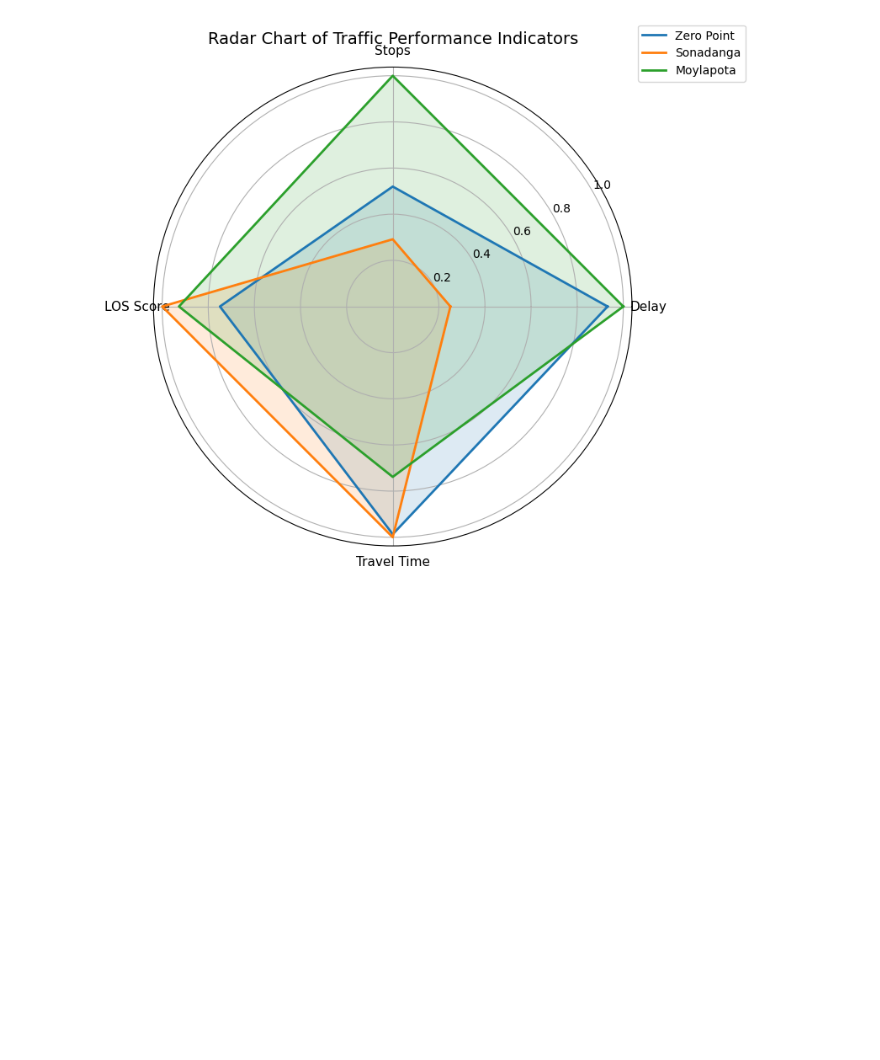
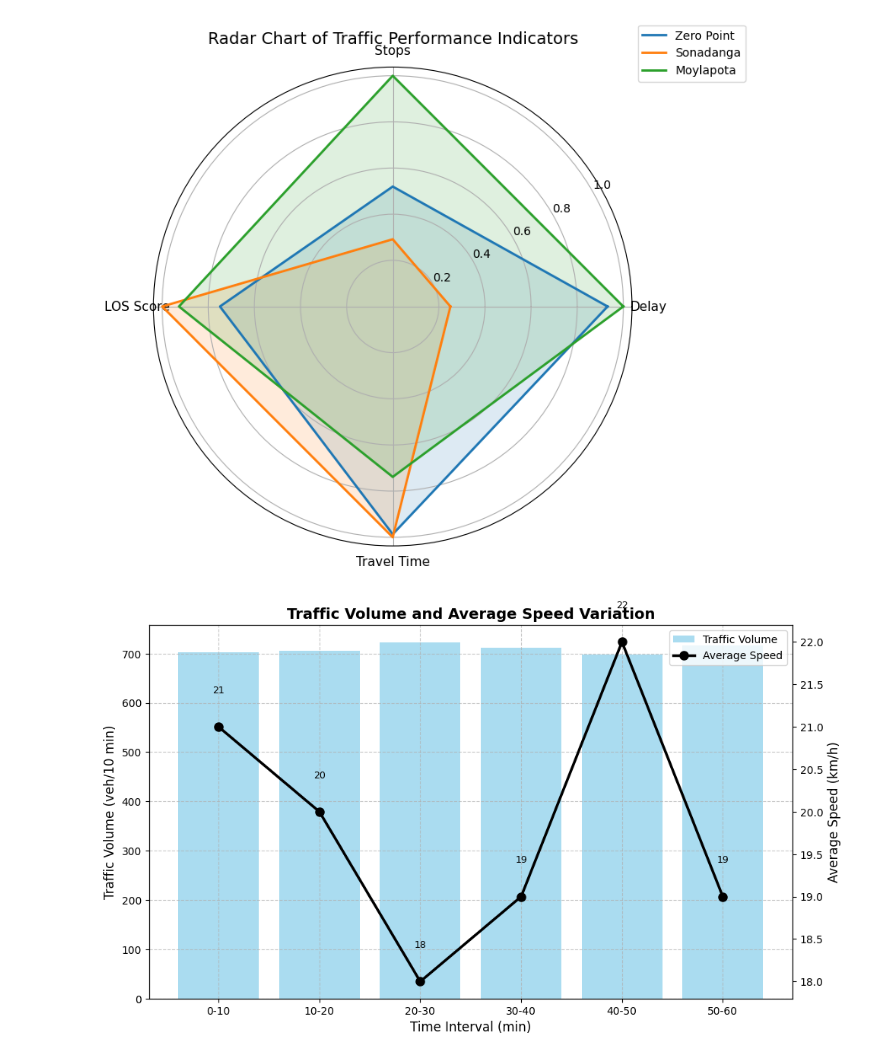
Before and after one commit to tanveerratul34/Practice-, a Jupyter notebook: Traffic_Parameters.ipynb, the cells around one changed output. Cells and saved outputs as stored; diff of their text form; code cells hidden in the pictures; blank space fills up the shorter version.

```diff
--- a/Traffic_Parameters.ipynb
+++ b/Traffic_Parameters.ipynb
@@ -739,3 +739,73 @@ plt.tight_layout()
 plt.show()
 # %% [output]
 [figure]
+# %%
+import matplotlib.pyplot as plt
+
+# Data for plotting
+time = ['0-10', '10-20', '20-30', '30-40', '40-50', '50-60'] # Time intervals in minutes
+volume = [703, 706, 722, 712, 698, 717] # Traffic volume (vehicles per 10 minutes)
+speed = [21, 20, 18, 19, 22, 19] # Average speed (km/h)
+
+# Create a figure and a primary axes (ax1) for the volume plot
+fig, ax1 = plt.subplots(figsize=(10,6))
+
+# Plot Traffic Volume as a bar chart on the left y-axis (ax1)
+bars = ax1.bar(time, volume,
+               color='skyblue',
+               alpha=0.7,
+               label='Traffic Volume')
+
+# Set labels and title for the primary y-axis (volume)
+ax1.set_xlabel('Time Interval (min)', fontsize=12)
+ax1.set_ylabel('Traffic Volume (veh/10 min)', fontsize=12, color='black') # Changed color to black
+ax1.tick_params(axis='y', labelcolor='black') # Changed label color to black
+
+# Add volume data labels on top of the bars (Removed as per user request)
+# for bar in bars:
+#     height = bar.get_height()
+#     ax1.text(bar.get_x() + bar.get_width()/2,
+#              height + 3, # Offset label slightly above the bar
+#              f'{height}',
+#              ha='center',
+#              fontsize=9)
+
+# Create a secondary y-axis (ax2) that shares the same x-axis as ax1
+ax2 = ax1.twinx()
+
+# Plot Average Speed as a line chart on the right y-axis (ax2)
+ax2.plot(time, speed,
+         color='black', # Changed color to black
+         marker='o',
+         linewidth=2.5,
+         markersize=8,
+         label='Average Speed')
+
+# Set label and title for the secondary y-axis (speed)
+ax2.set_ylabel('Average Speed (km/h)', fontsize=12, color='black') # Changed color to black
+ax2.tick_params(axis='y', labelcolor='black') # Changed label color to black
+
+# Add speed data labels next to the points on the line plot
+for i, s in enumerate(speed):
+    ax2.text(i, s + 0.4, # Offset label slightly above the point
+             str(s),
+             ha='center',
+             fontsize=9,
+             color='black') # Changed color to black
+
+# Set the overall title for the plot
+plt.title('Traffic Volume and Average Speed Variation', fontsize=14, fontweight='bold')
+
+# Combine legends from both axes into a single legend
+lines, labels = ax1.get_legend_handles_labels()
+lines2, labels2 = ax2.get_legend_handles_labels()
+ax1.legend(lines + lines2, labels + labels2, loc='upper right')
+
+# Add a grid for better readability
+ax1.grid(True, linestyle='--', alpha=0.7)
+
+# Adjust layout to prevent labels from overlapping
+plt.tight_layout()
+plt.show()
+# %% [output]
+[figure, added]
```
